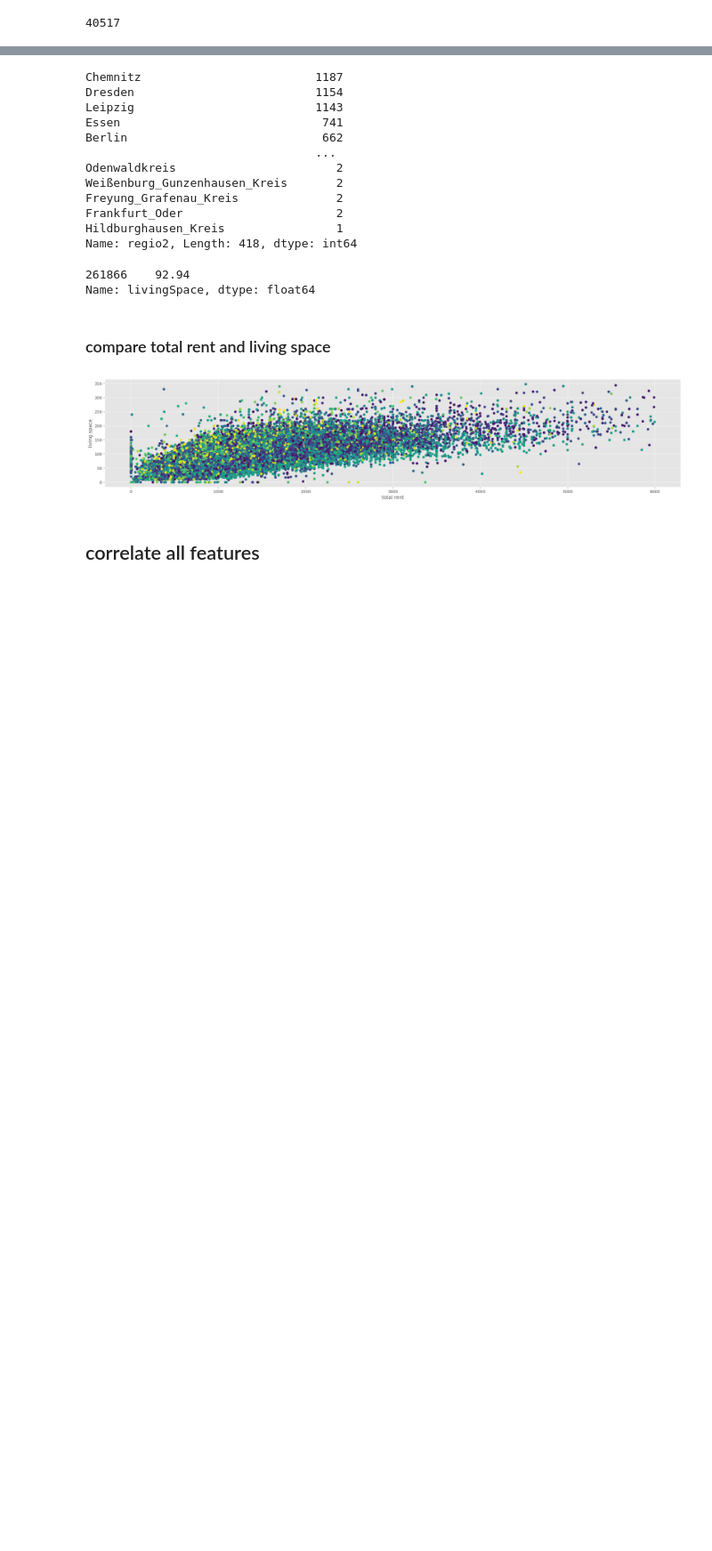
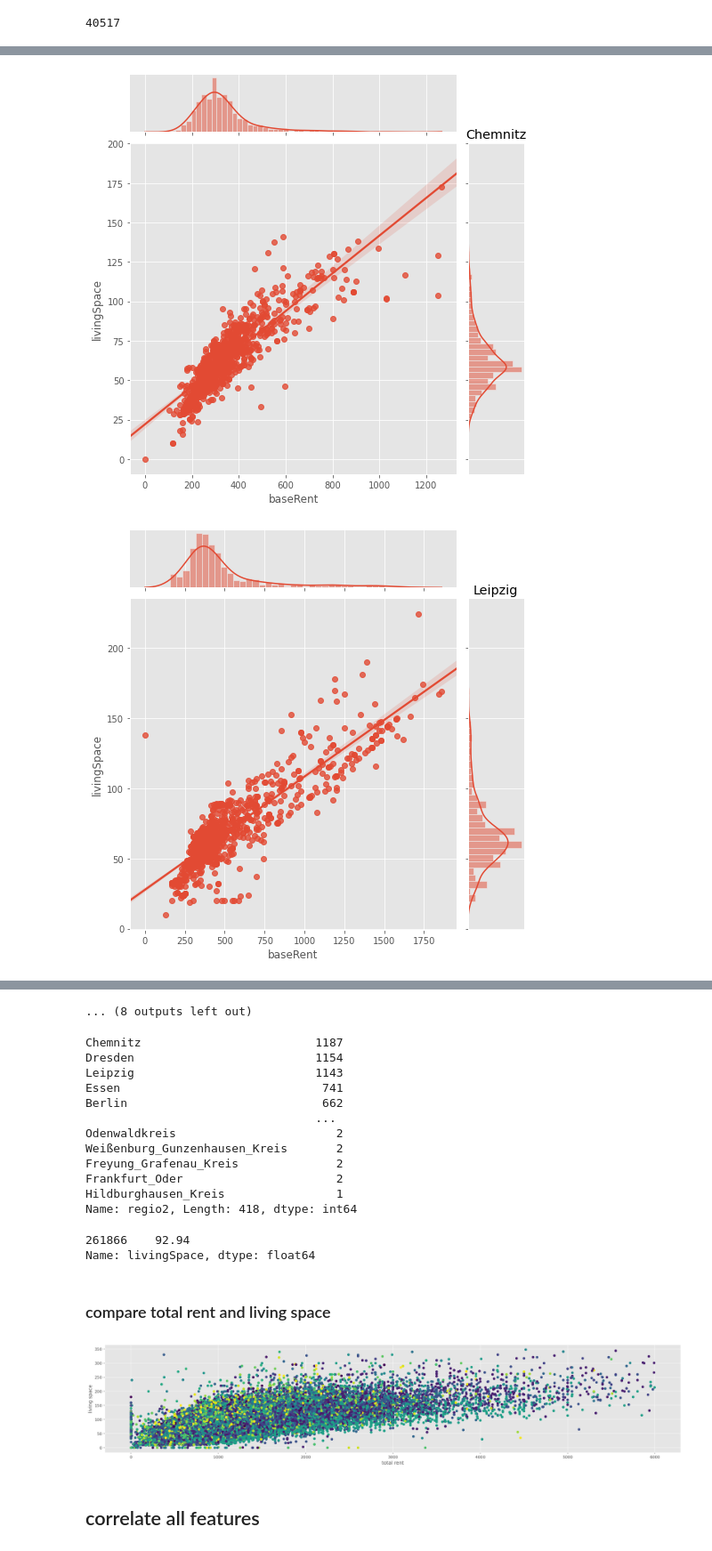
Before and after one commit to pouyazhd/TalentMind1, a Jupyter notebook: TalentMind1.ipynb, the cells around one changed output, grey strips where cells are left out. Shown at 89% size. Drawn from its saved outputs; the diff is of its cells as text; code cells hidden in the pictures; blank space fills up the shorter version.

```diff
--- a/TalentMind1.ipynb
+++ b/TalentMind1.ipynb
@@ -617,3 +650,8 @@ totalrent.isna().sum()
 40517
 # %%
 null_total_rents = dataset[dataset["totalRent"].isna()]
+# %%
+other_info = null_total_rents[['baseRent', 'livingSpace', 'regio2']]
+# %%
+other_info = other_info[other_info['baseRent']<2000]
+other_info = other_info[other_info['livingSpace']<250]
@@ -619,0 +690,11 @@ null_total_rents = dataset[dataset["totalRent"].isna()]
+# %%
+# House with empty totalRent which has to estimate
+cities = list(other_info['regio2'].value_counts().index)
+for city in cities[0:20]:
+  g = sns.jointplot(x='baseRent', y='livingSpace', data= other_info[other_info['regio2']==city],
+                kind="reg", truncate=False,
+                height=7)
+  plt.title(city)
+# %% [output]
+[figure, added]
+[figure, added]
@@ -620,3 +711,4 @@ null_total_rents = dataset[dataset["totalRent"].isna()]
+... (8 outputs left out)
 # %%
 # find regions of houses with total rent of null value
 region_null_total_rents = null_total_rents["regio2"]
```
Also changed, not shown: parts of 21 cells of this notebook.
